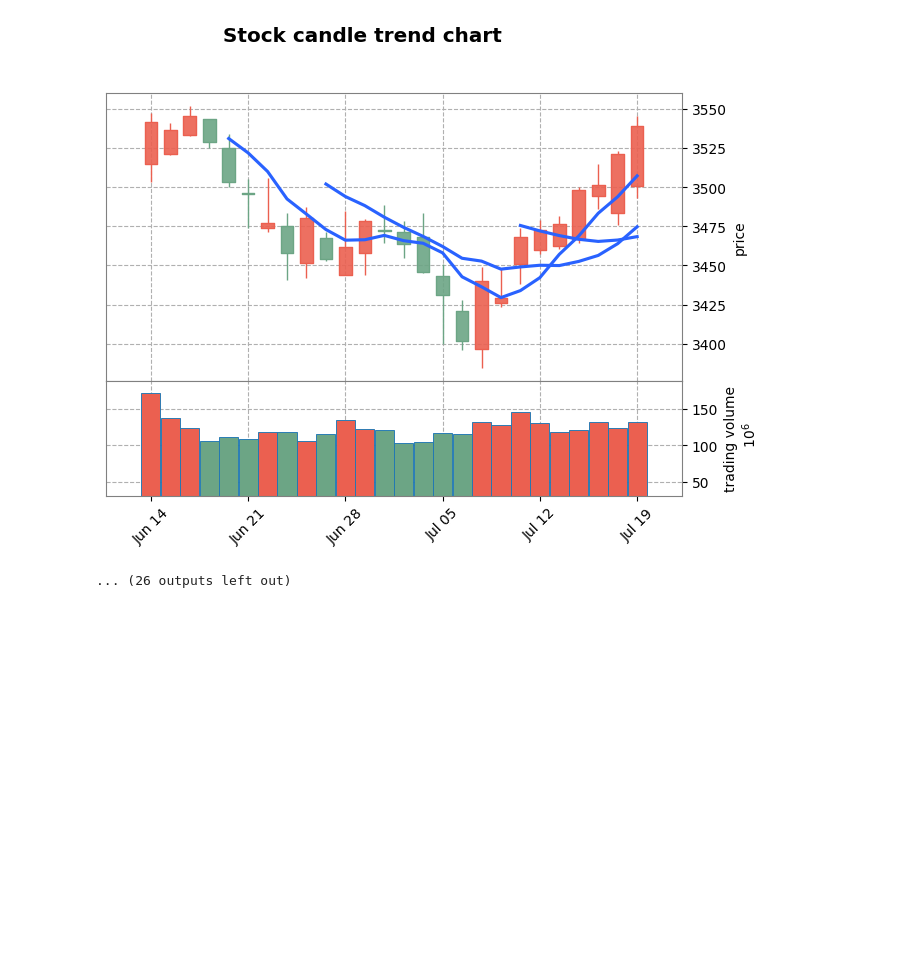
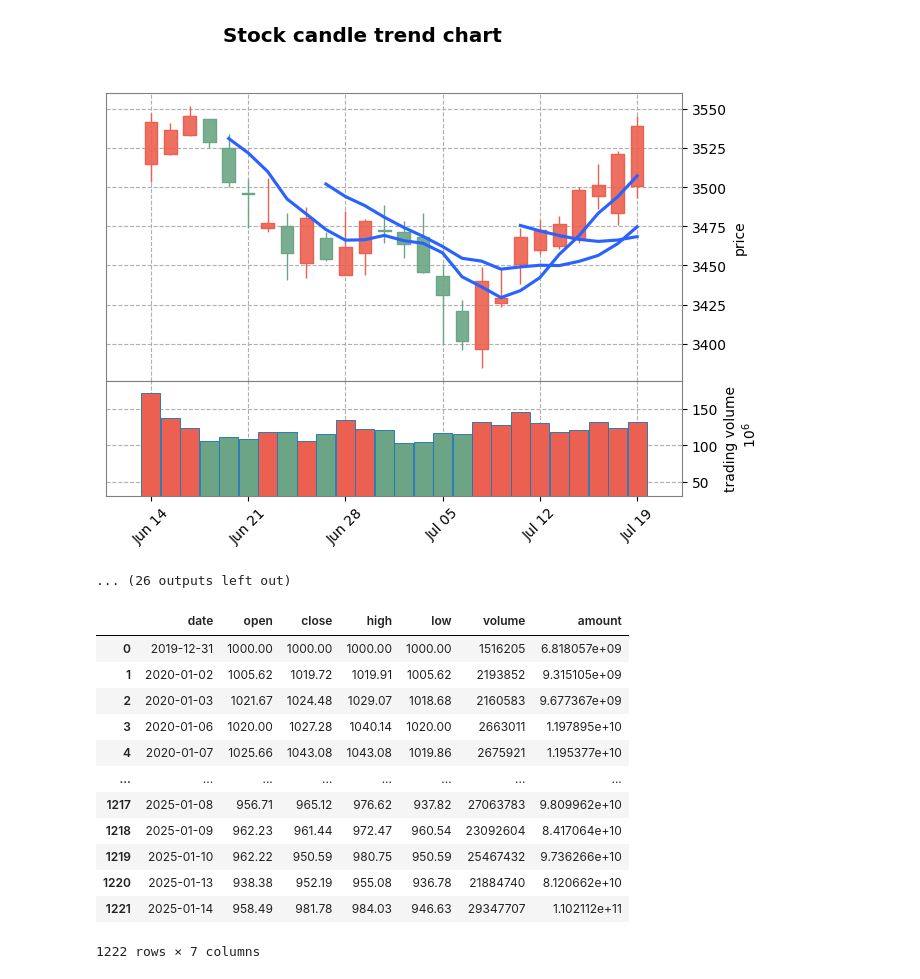
Before and after one commit to sjszues616/smart_invest, a Jupyter notebook: akshare_api_test.ipynb, the cells around one changed output. Saved outputs shown, nothing was run; the diff lists cells and outputs as text; code cells hidden in the pictures; blank space fills up the shorter version.

```diff
--- a/akshare_api_test.ipynb
+++ b/akshare_api_test.ipynb
@@ -153,3 +153,20 @@ date
 十字星线数据time: 2024-06-21 00:00:00
 [figure]
 ... (26 outputs left out)
+# %%
+stock_zh_index_daily_em_df = ak.stock_zh_index_daily_em(symbol="sh000688")
+stock_zh_index_daily_em_df
+# %% [output]
+|  | date | open | close | high | low | volume | amount |
+| 0 | 2019-12-31 | 1000.00 | 1000.00 | 1000.00 | 1000.00 | 1516205 | 6.818057e+09 |
+| 1 | 2020-01-02 | 1005.62 | 1019.72 | 1019.91 | 1005.62 | 2193852 | 9.315105e+09 |
+| 2 | 2020-01-03 | 1021.67 | 1024.48 | 1029.07 | 1018.68 | 2160583 | 9.677367e+09 |
+| 3 | 2020-01-06 | 1020.00 | 1027.28 | 1040.14 | 1020.00 | 2663011 | 1.197895e+10 |
+| 4 | 2020-01-07 | 1025.66 | 1043.08 | 1043.08 | 1019.86 | 2675921 | 1.195377e+10 |
+| ... | ... | ... | ... | ... | ... | ... | ... |
+| 1217 | 2025-01-08 | 956.71 | 965.12 | 976.62 | 937.82 | 27063783 | 9.809962e+10 |
+| 1218 | 2025-01-09 | 962.23 | 961.44 | 972.47 | 960.54 | 23092604 | 8.417064e+10 |
+| 1219 | 2025-01-10 | 962.22 | 950.59 | 980.75 | 950.59 | 25467432 | 9.736266e+10 |
+| 1220 | 2025-01-13 | 938.38 | 952.19 | 955.08 | 936.78 | 21884740 | 8.120662e+10 |
+| 1221 | 2025-01-14 | 958.49 | 981.78 | 984.03 | 946.63 | 29347707 | 1.102112e+11 |
+1222 rows × 7 columns
```
Also changed, not shown: 3 other files.
